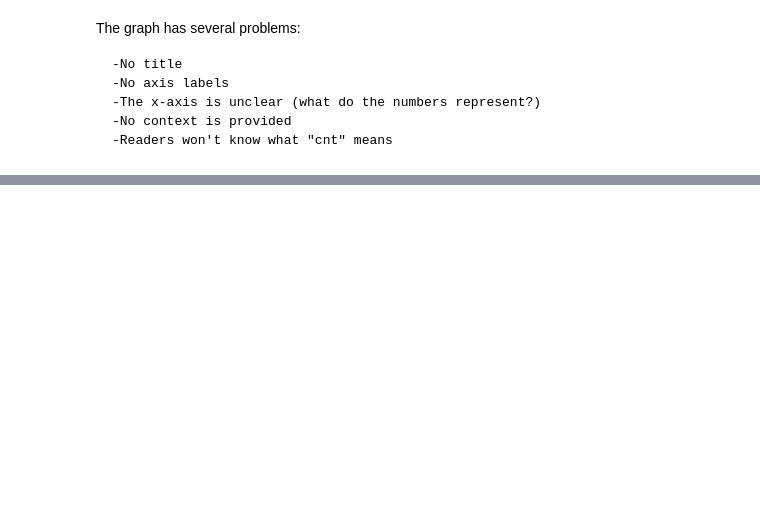
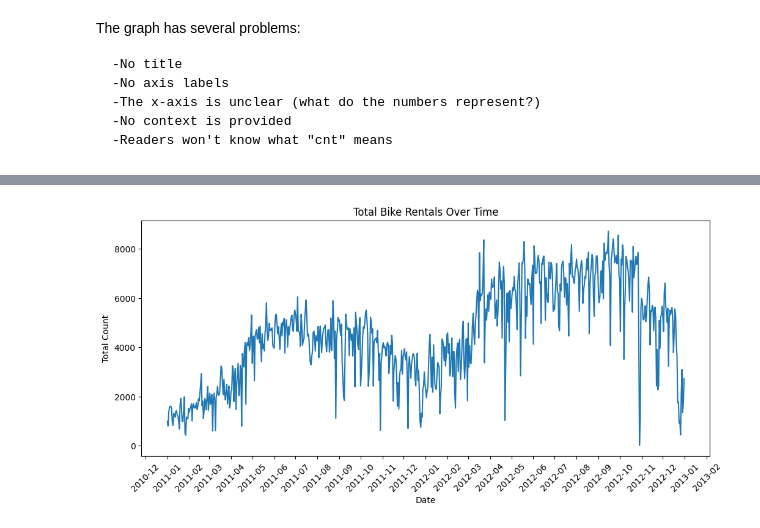
Before and after one commit to NaseefNazrul/DataScience_Learning, a Jupyter notebook: Learning/3_Visualization/learning.ipynb, the cells around one changed output, grey strips where cells are left out. Cells and saved outputs as stored; diff of their text form; code cells hidden in the pictures; blank space fills up the shorter version.

```diff
--- a/Learning/3_Visualization/learning.ipynb
+++ b/Learning/3_Visualization/learning.ipynb
@@ -123,0 +160,23 @@ plt.show()
+# %%
+# Lets analyze the count by changing the datetime
+import matplotlib.dates as mdates
+
+# Convert
+df['dteday'] = pd.to_datetime(df['dteday'])
+
+plt.figure(figsize=(12,5))
+plt.plot(df['dteday'], df['cnt'])
+
+plt.title("Total Bike Rentals Over Time")
+plt.xlabel("Date")
+plt.ylabel("Total Count")
+
+# This changes the ticks of the x axis making it to months
+plt.gca().xaxis.set_major_locator(mdates.MonthLocator())
+plt.gca().xaxis.set_major_formatter(mdates.DateFormatter('%Y-%m'))
+
+plt.xticks(rotation=45)
+plt.tight_layout
+plt.show()
+# %% [output]
+[figure, added]
```
Also changed, not shown: parts of 6 cells of this notebook.
